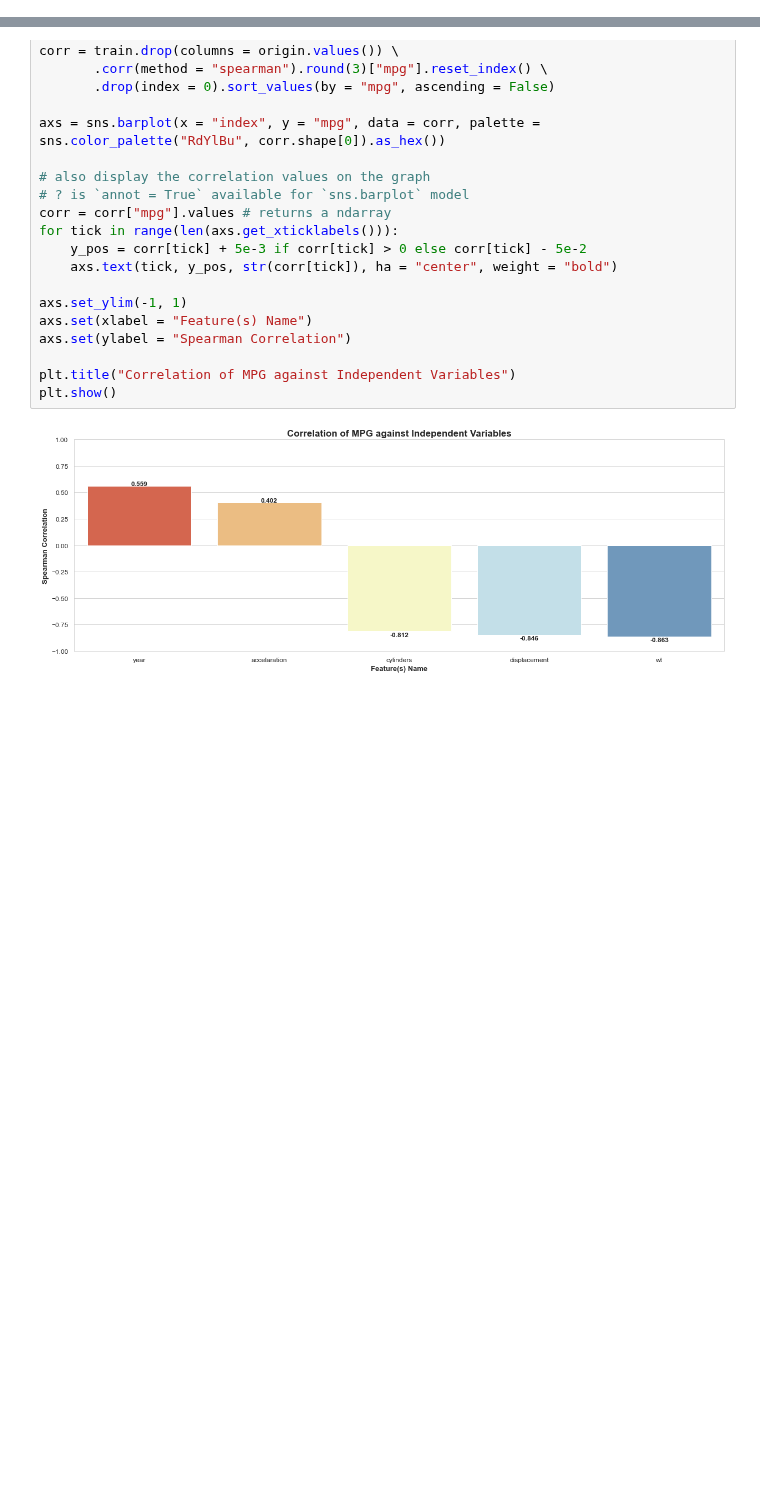
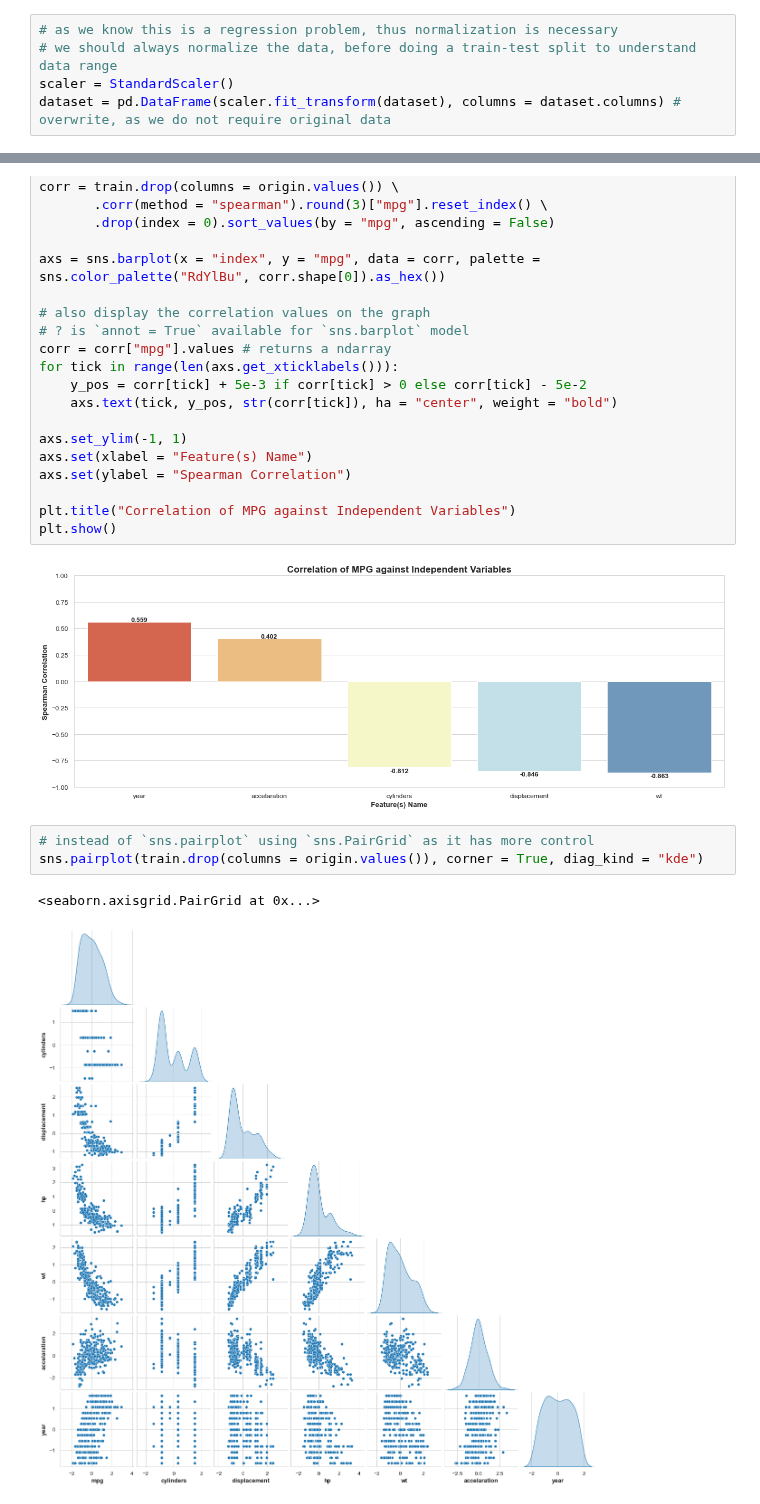
Before and after one commit to ZenithClown/self-development, a Jupyter notebook: Learning Python Programming/Artificial Intelligence (AI)/Deep Learning (DL)/Tensor Flow/1.0 Basic Regression with Keras API.ipynb, the cells around one changed output, grey strips where cells are left out. Saved outputs shown, nothing was run; the diff lists cells and outputs as text; blank space fills up the shorter version.

```diff
--- a/Learning Python Programming/Artificial Intelligence (AI)/Deep Learning (DL)/Tensor Flow/1.0 Basic Regression with Keras API.ipynb
+++ b/Learning Python Programming/Artificial Intelligence (AI)/Deep Learning (DL)/Tensor Flow/1.0 Basic Regression with Keras API.ipynb
@@ -103,3 +106,8 @@ dataset.sample()
+# %%
+# as we know this is a regression problem, thus normalization is necessary
+# we should always normalize the data, before doing a train-test split to understand data range
+scaler = StandardScaler()
+dataset = pd.DataFrame(scaler.fit_transform(dataset), columns = dataset.columns) # overwrite, as we do not require original data
 # %%
 train = dataset.sample(frac = 0.8, random_state = 7)
 test = dataset.drop(train.index) # remove the index present in the training set
@@ -136,3 +144,9 @@ plt.title("Correlation of MPG against Independent Variables")
 plt.show()
 # %% [output]
 [figure]
+# %%
+# instead of `sns.pairplot` using `sns.PairGrid` as it has more control
+sns.pairplot(train.drop(columns = origin.values()), corner = True, diag_kind = "kde")
+# %% [output]
+<seaborn.axisgrid.PairGrid at 0x...>
+[figure, added]
```
Also changed, not shown: parts of 11 cells of this notebook.
